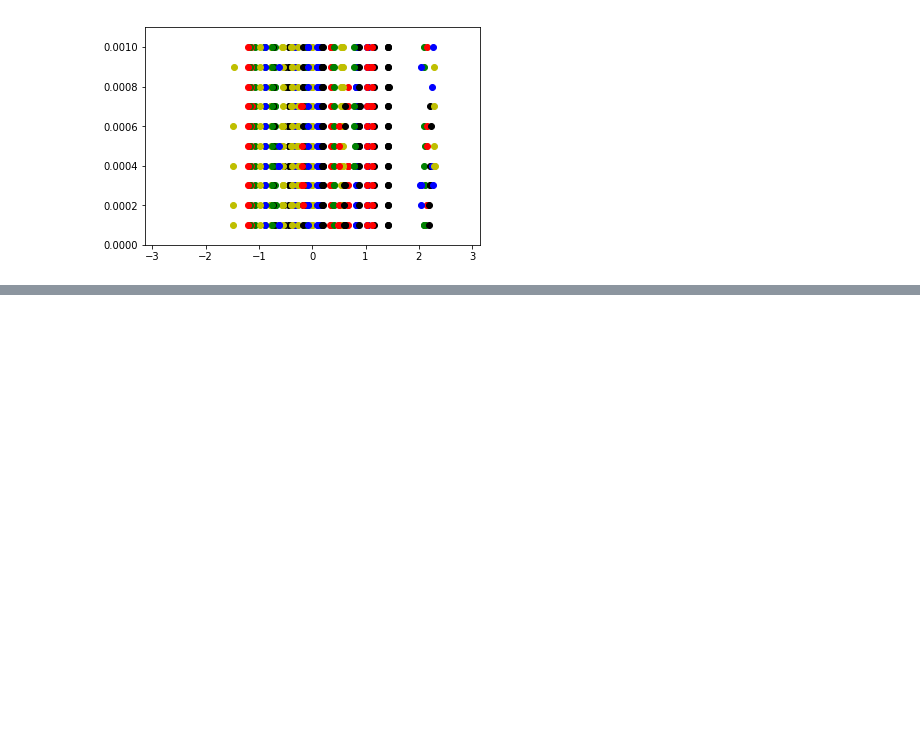
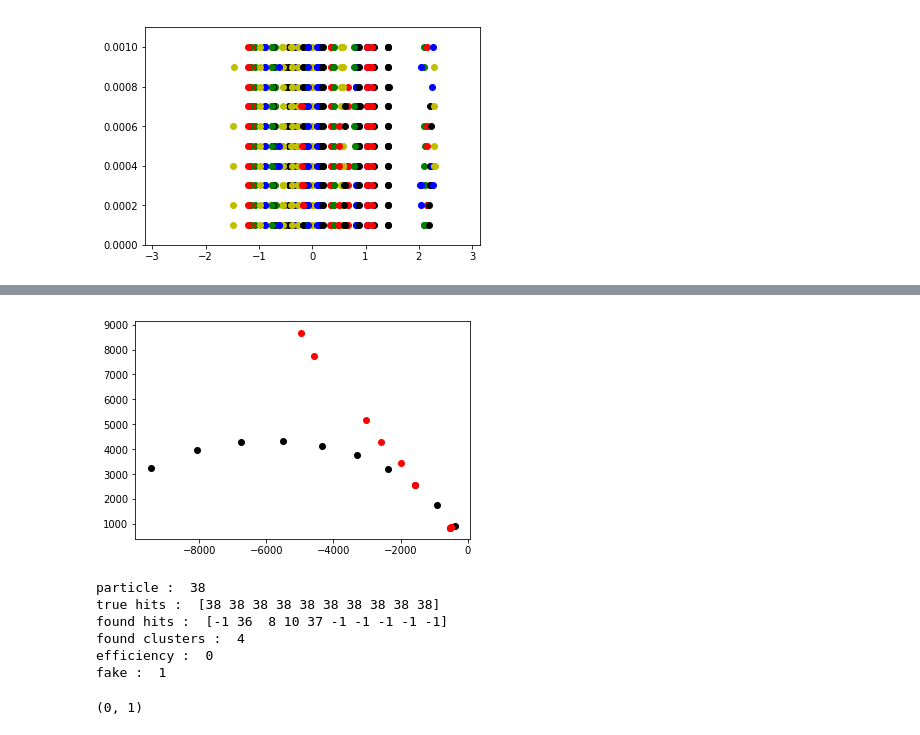
Before and after one commit to yetkinyilmaz/TrackML2D, a Jupyter notebook: notebook_trackML.ipynb, the cells around one changed output, grey strips where cells are left out. Drawn from its saved outputs; the diff is of its cells as text; code cells hidden in the pictures; blank space fills up the shorter version.

```diff
--- a/notebook_trackML.ipynb
+++ b/notebook_trackML.ipynb
@@ -150,0 +185,11 @@ plt.show()
+# %%
+analyze_particle(38)
+# %% [output]
+[figure, added]
+particle :  38
+true hits :  [38 38 38 38 38 38 38 38 38 38]
+found hits :  [-1 36  8 10 37 -1 -1 -1 -1 -1]
+found clusters :  4
+efficiency :  0
+fake :  1
+(0, 1)
```
Also changed, not shown: parts of 13 cells of this notebook, 2 other files.
